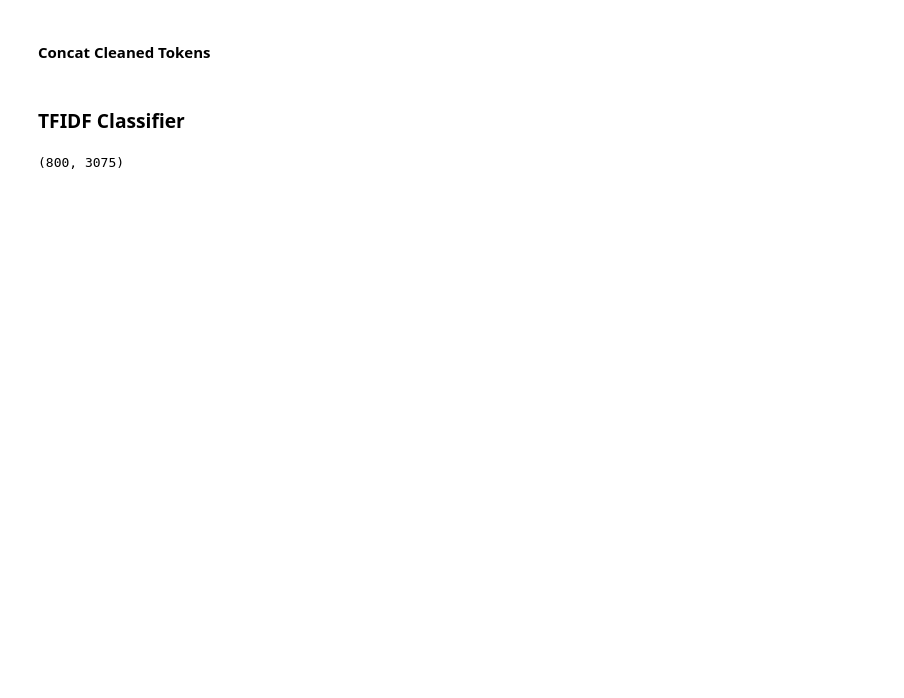
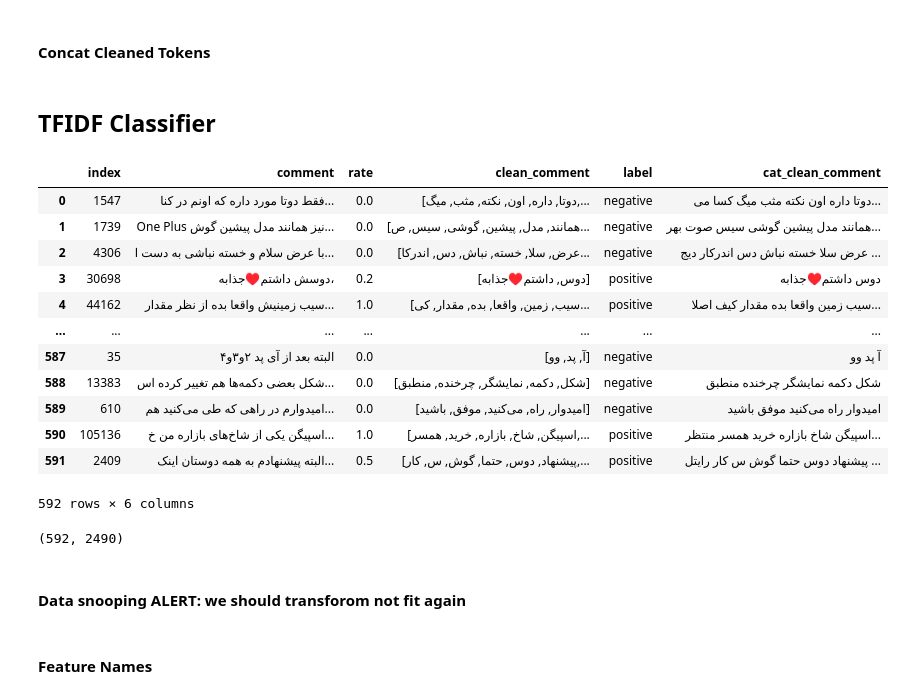
Before and after one commit to kargaranamir/persian-sentiment-analysis, a Jupyter notebook: code.ipynb, the cells around one changed output. Cells and saved outputs as stored; diff of their text form; code cells hidden in the pictures; blank space fills up the shorter version.

Commit message:
tfidf approach with stemming

```diff
--- a/code.ipynb
+++ b/code.ipynb
@@ -196,0 +246,3 @@ len(example)
+# %%
+indices = df_train.index[df_train["clean_comment"].str.len() != 0].tolist()
+df_train = df_train.iloc[indices].reset_index(drop=True)
@@ -196,0 +251,10 @@ len(example)
+# %%
+def rate_to_label(rate, threshold=0.0):
+    if rate <= threshold:
+        return 'negative'
+    else:
+        return 'positive'
+
+
+df_train['label'] = df_train['rate'].apply(lambda t: rate_to_label(t))
+df_eval['label'] = df_eval['rate'].apply(lambda t: rate_to_label(t))
@@ -196,0 +314,15 @@ len(example)
+# %%
+negative_data = df_train[df_train['label'] == 'negative']
+positive_data = df_train[df_train['label'] == 'positive']
+
+cutting_point = min(len(negative_data), len(positive_data))
+
+if cutting_point <= len(negative_data):
+    negative_data = negative_data.sample(n=cutting_point).reset_index(drop=True)
+
+if cutting_point <= len(positive_data):
+    positive_data = positive_data.sample(n=cutting_point).reset_index(drop=True)
+
+balanced_data = pd.concat([negative_data, positive_data])
+balanced_data = balanced_data.sample(frac=1).reset_index(drop=True)
+balanced_data.info()
@@ -197,15 +380,31 @@ len(example)
 # %% [markdown]
 #### Concat Cleaned Tokens
 # %%
-df_train['cleaned_comment'] = df_train['cleaned_comment'].apply(lambda comment:" ".join(comment))
-df_eval['cleaned_comment'] = df_eval['cleaned_comment'].apply(lambda comment:" ".join(comment))
+balanced_data['cat_clean_comment'] = balanced_data['clean_comment'].apply(lambda comment:" ".join(comment))
+df_eval['cat_clean_comment'] = df_eval['clean_comment'].apply(lambda comment:" ".join(comment))
 # %% [markdown]
-### TFIDF Classifier
+## TFIDF Classifier
+# %%
+balanced_data
+# %% [output]
+|  | index | comment | rate | clean_comment | label | cat_clean_comment |
+| 0 | 1547 | فقط دوتا مورد داره که اونم در کنا... | 0.0 | [دوتا, داره, اون, نکته, مثب, میگ,... | negative | دوتا داره اون نکته مثب میگ کسا می... |
+| 1 | 1739 | One Plus نیز همانند مدل پیشین گوش... | 0.0 | [همانند, مدل, پیشین, گوشی, سیس, ص... | negative | همانند مدل پیشین گوشی سیس صوت بهر... |
+| 2 | 4306 | با عرض سلام و خسته نباشی به دست ا... | 0.0 | [عرض, سلا, خسته, نباش, دس, اندرکا... | negative | عرض سلا خسته نباش دس اندرکار دیج ... |
+| 3 | 30698 | دوسش داشتم♥️جذابه، | 0.2 | [دوس, داشتم♥️جذابه] | positive | دوس داشتم♥️جذابه |
+| 4 | 44162 | سیب زمینیش واقعا بده از نظر مقدار... | 1.0 | [سیب, زمین, واقعا, بده, مقدار, کی... | positive | سیب زمین واقعا بده مقدار کیف اصلا... |
+| ... | ... | ... | ... | ... | ... | ... |
+| 587 | 35 | البته بعد از آی پد ۲و۳و۴ | 0.0 | [آ, پد, وو] | negative | آ پد وو |
+| 588 | 13383 | شکل بعضی دکمه‌ها هم تغییر کرده اس... | 0.0 | [شکل, دکمه, نمایشگر, چرخنده, منطبق] | negative | شکل دکمه نمایشگر چرخنده منطبق |
+| 589 | 610 | امیدوارم در راهی که طی می‌کنید هم... | 0.0 | [امیدوار, راه, می‌کنید, موفق, باشید] | negative | امیدوار راه می‌کنید موفق باشید |
+| 590 | 105136 | اسپیگن یکی از شاخ‌های بازاره من خ... | 1.0 | [اسپیگن, شاخ, بازاره, خرید, همسر,... | positive | اسپیگن شاخ بازاره خرید همسر منتظر... |
+| 591 | 2409 | البته پیشنهادم به همه دوستان اینک... | 0.5 | [پیشنهاد, دوس, حتما, گوش, س, کار,... | positive | پیشنهاد دوس حتما گوش س کار رایتل ... |
+592 rows × 6 columns
 # %%
 vectorizer = TfidfVectorizer(analyzer='word', min_df=1, max_df =0.95, ngram_range = (1,1), max_features=10000)
 
-train_data_features = vectorizer.fit_transform(df_train['cleaned_comment'])
+train_data_features = vectorizer.fit_transform(balanced_data['cat_clean_comment'])
 
 print(train_data_features.shape)
 # %% [output]
-(800, 3075)
+(592, 2490)
@@ -215,0 +411,2 @@ eval_data_features = vectorizer.transform(df_eval['cleaned_comment'])
+# %% [markdown]
+#### Data snooping ALERT: we should transforom not fit again
@@ -216 +415,3 @@ eval_data_features = vectorizer.transform(df_eval['cleaned_comment'])
+# %% [markdown]
+#### Feature Names
 # %%
```
Also changed, not shown: parts of 63 cells of this notebook.
